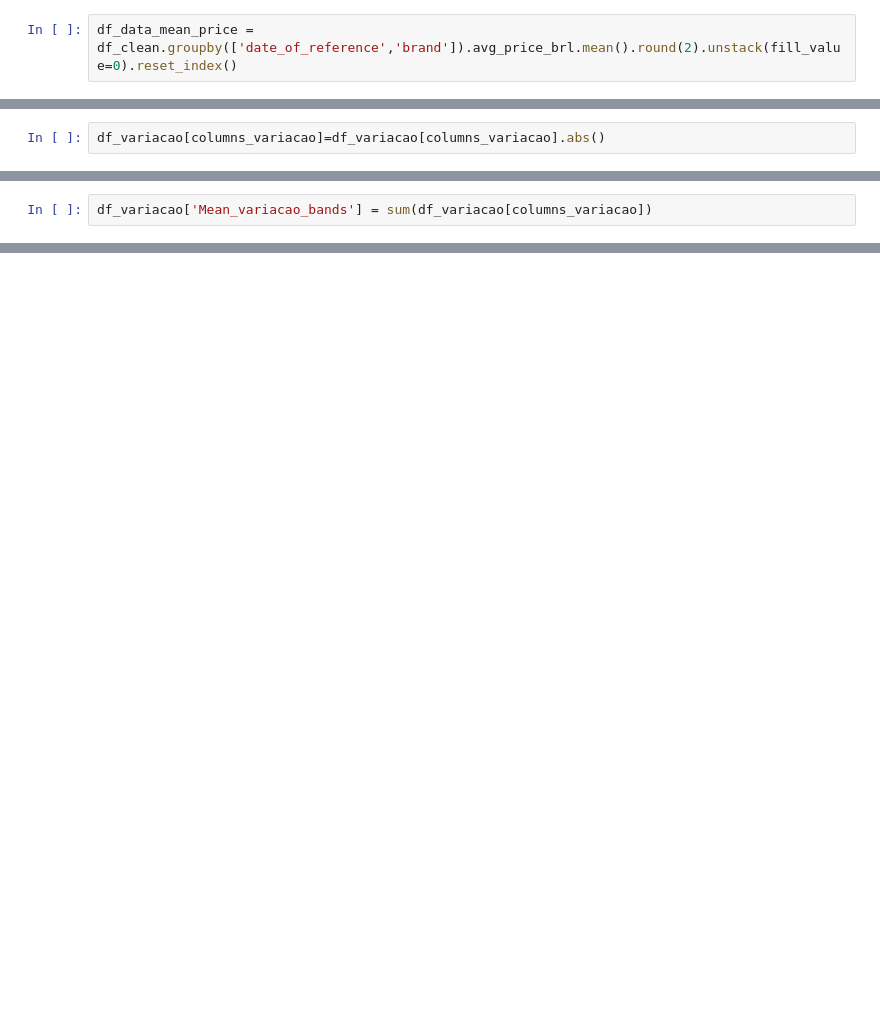
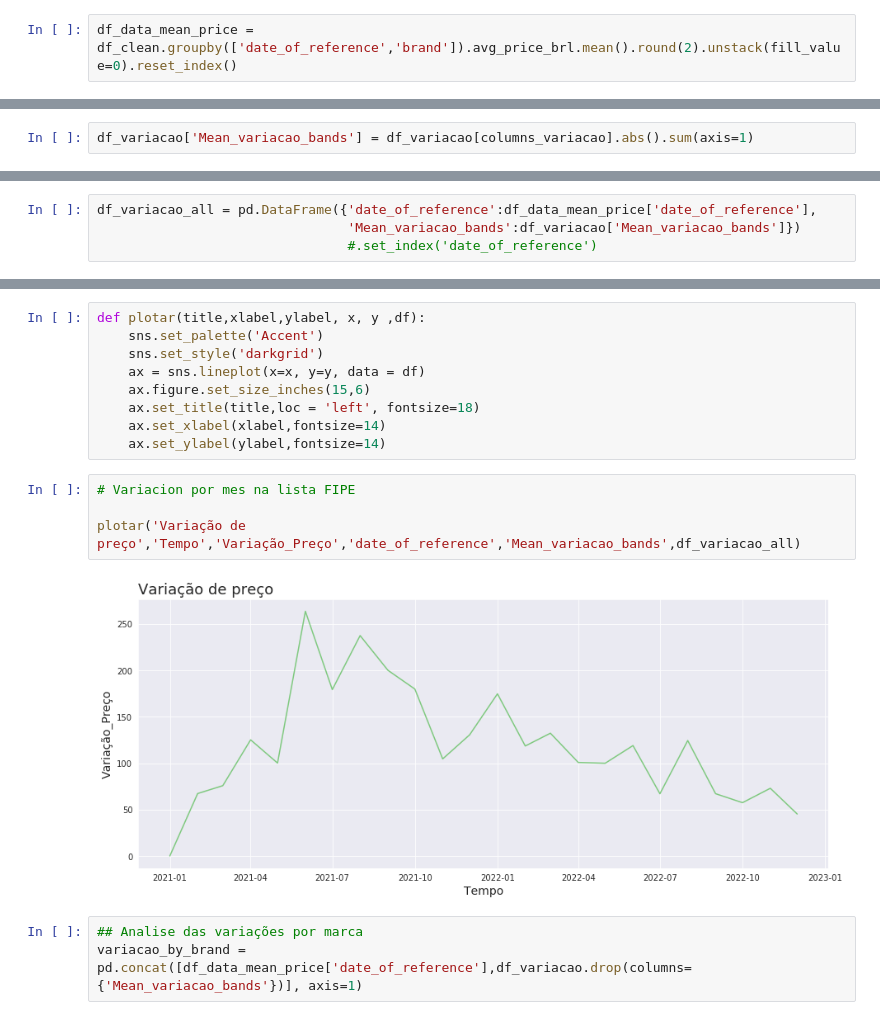
Before and after one commit to DavidTitoInfantas/Projeto_DataViz, a Jupyter notebook: analise_dados_car.ipynb, the cells around one changed output, grey strips where cells are left out. Saved outputs shown, nothing was run; the diff lists cells and outputs as text; blank space fills up the shorter version.

Commit message:
Avance no analise de dados

```diff
--- a/analise_dados_car.ipynb
+++ b/analise_dados_car.ipynb
@@ -194,2 +176,2 @@ df_variacao = pd.concat([df_data_mean_price['date_of_reference'],
 # %%
-df_variacao[columns_variacao]=df_variacao[columns_variacao].abs()
+df_variacao['Mean_variacao_bands'] = df_variacao[columns_variacao].abs().sum(axis=1)
@@ -196,2 +183,0 @@ df_variacao[columns_variacao]=df_variacao[columns_variacao].abs()
-# %%
-df_variacao['Mean_variacao_bands'] = sum(df_variacao[columns_variacao])
@@ -226,0 +184,4 @@ import matplotlib.pyplot as plt
+# %%
+df_variacao_all = pd.DataFrame({'date_of_reference':df_data_mean_price['date_of_reference'],
+                                'Mean_variacao_bands':df_variacao['Mean_variacao_bands']})
+                                #.set_index('date_of_reference')
@@ -226,0 +208,18 @@ import matplotlib.pyplot as plt
+# %%
+def plotar(title,xlabel,ylabel, x, y ,df):
+    sns.set_palette('Accent')
+    sns.set_style('darkgrid')
+    ax = sns.lineplot(x=x, y=y, data = df)
+    ax.figure.set_size_inches(15,6)
+    ax.set_title(title,loc = 'left', fontsize=18)
+    ax.set_xlabel(xlabel,fontsize=14)
+    ax.set_ylabel(ylabel,fontsize=14)
+# %%
+# Variacion por mes na lista FIPE
+
+plotar('Variação de preço','Tempo','Variação_Preço','date_of_reference','Mean_variacao_bands',df_variacao_all)
+# %% [output]
+[figure, added]
+# %%
+## Analise das variações por marca
+variacao_by_brand = pd.concat([df_data_mean_price['date_of_reference'],df_variacao.drop(columns={'Mean_variacao_bands'})], axis=1)
```
Also changed, not shown: parts of 28 cells of this notebook.
